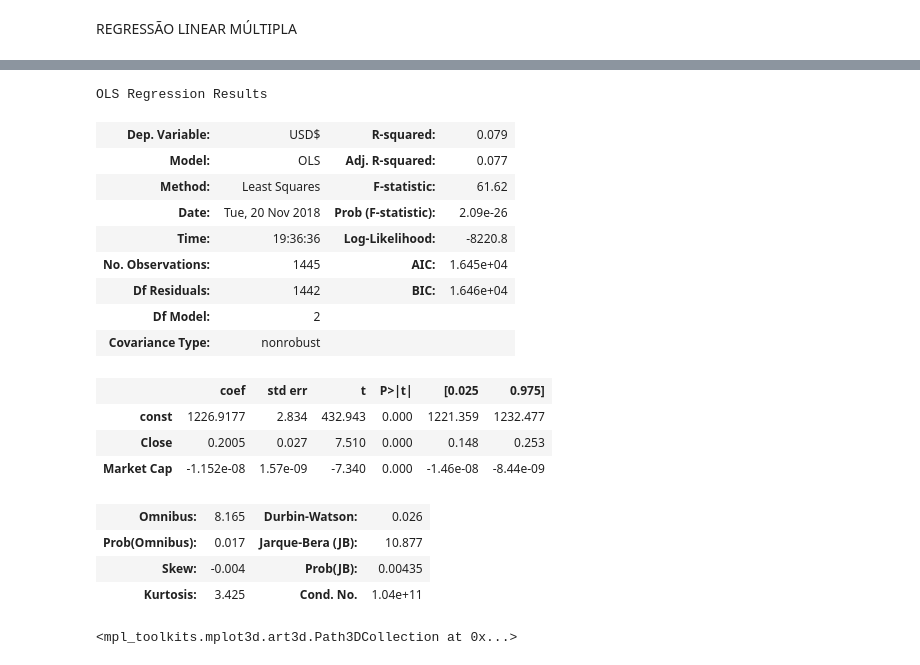
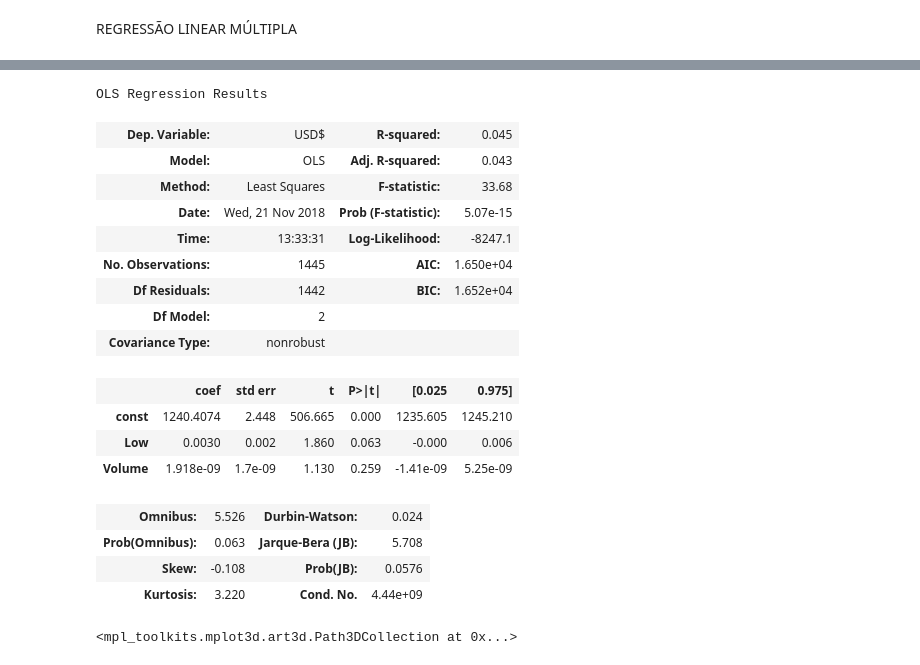
Before and after one commit to lucasmuchaluat/PROJETO-3---CIENCIA-DOS-DADOS, a Jupyter notebook: Crypto_Currency_Projeto_3.ipynb, the cells around one changed output, grey strips where cells are left out. Drawn from its saved outputs; the diff is of its cells as text; code cells hidden in the pictures.

```diff
--- a/Crypto_Currency_Projeto_3.ipynb
+++ b/Crypto_Currency_Projeto_3.ipynb
@@ -217,0 +222,3 @@ Ouro.head()
+# %%
+bitcoin_market_info['Delta Bitcoin'] = bitcoin_market_info['Close'] - bitcoin_market_info['Open']
+bitcoin_market_info.head()
@@ -218,6 +233,4 @@ Ouro.head()
 # %%
 #Cruza as duas tabelas (bitcoin e ouro) via data
-bitcoin_market_info.set_index('Date', inplace=True)
-Ouro.set_index('Data', inplace=True)
-df = bitcoin_market_info.join(Ouro)#, how='inner', lsuffix='_btc', rsuffix='_income')
+df = pd.concat([bitcoin_market_info['Delta Bitcoin'], Ouro["Delta Ouro"]], axis=1)
 # %%
@@ -234,16 +247,16 @@ df.head()
 REGRESSÃO LINEAR SIMPLES
 # %%
 #Seleciona o preço final da moeda e do ouro, além de remover os NaNs
-simples = df[['Close','USD$']].dropna()
+simples = df[['Delta Bitcoin','Delta Ouro']].dropna()
 
 # #Transforma a renda na escala de milhares de dólares
 # df['2010_income'] /= 1000
 # %%
-x = simples['Close'] #preco do bitcoin
-y = simples['USD$'] #preco do ouro
+y = simples['Delta Bitcoin'] #preco do bitcoin
+x = simples['Delta Ouro'] #preco do ouro
 plt.scatter(x,y);
-plt.xlabel("x: bitcoin closing");
-plt.ylabel("y: gold value");
+plt.xlabel("x: bitcoin delta");
+plt.ylabel("y: gold delta");
 # %% [output]
 [drawing not drawn]
 # %%
@@ -386,28 +399,28 @@ OLS Regression Results
 | Skew: | 0.013 | Prob(JB): | 0.00172 |
 | Kurtosis: | 3.459 | Cond. No. | 1.15e+11 |
 # %%
-X3 = multipla[['Close',
-       'Market Cap']]
+X3 = multipla[['Low',
+       'Volume']]
 results3 = regress(X3, Y)
 results3.summary()
 # %% [output]
 OLS Regression Results
-| Dep. Variable: | USD$ | R-squared: | 0.079 |
-| Model: | OLS | Adj. R-squared: | 0.077 |
-| Method: | Least Squares | F-statistic: | 61.62 |
-| Date: | Tue, 20 Nov 2018 | Prob (F-statistic): | 2.09e-26 |
-| Time: | 19:36:36 | Log-Likelihood: | -8220.8 |
-| No. Observations: | 1445 | AIC: | 1.645e+04 |
-| Df Residuals: | 1442 | BIC: | 1.646e+04 |
+| Dep. Variable: | USD$ | R-squared: | 0.045 |
+| Model: | OLS | Adj. R-squared: | 0.043 |
+| Method: | Least Squares | F-statistic: | 33.68 |
+| Date: | Wed, 21 Nov 2018 | Prob (F-statistic): | 5.07e-15 |
+| Time: | 13:33:31 | Log-Likelihood: | -8247.1 |
+| No. Observations: | 1445 | AIC: | 1.650e+04 |
+| Df Residuals: | 1442 | BIC: | 1.652e+04 |
 | Df Model: | 2 |  |  |
 | Covariance Type: | nonrobust |  |  |
 |  | coef | std err | t | P>|t| | [0.025 | 0.975] |
-| const | 1226.9177 | 2.834 | 432.943 | 0.000 | 1221.359 | 1232.477 |
-| Close | 0.2005 | 0.027 | 7.510 | 0.000 | 0.148 | 0.253 |
-| Market Cap | -1.152e-08 | 1.57e-09 | -7.340 | 0.000 | -1.46e-08 | -8.44e-09 |
+| const | 1240.4074 | 2.448 | 506.665 | 0.000 | 1235.605 | 1245.210 |
+| Low | 0.0030 | 0.002 | 1.860 | 0.063 | -0.000 | 0.006 |
+| Volume | 1.918e-09 | 1.7e-09 | 1.130 | 0.259 | -1.41e-09 | 5.25e-09 |
-| Omnibus: | 8.165 | Durbin-Watson: | 0.026 |
-| Prob(Omnibus): | 0.017 | Jarque-Bera (JB): | 10.877 |
-| Skew: | -0.004 | Prob(JB): | 0.00435 |
-| Kurtosis: | 3.425 | Cond. No. | 1.04e+11 |
+| Omnibus: | 5.526 | Durbin-Watson: | 0.024 |
+| Prob(Omnibus): | 0.063 | Jarque-Bera (JB): | 5.708 |
+| Skew: | -0.108 | Prob(JB): | 0.0576 |
+| Kurtosis: | 3.220 | Cond. No. | 4.44e+09 |
 # %%
 c = results3.params["const"]
```
Also changed, not shown: parts of 18 cells of this notebook, 5 other files.
